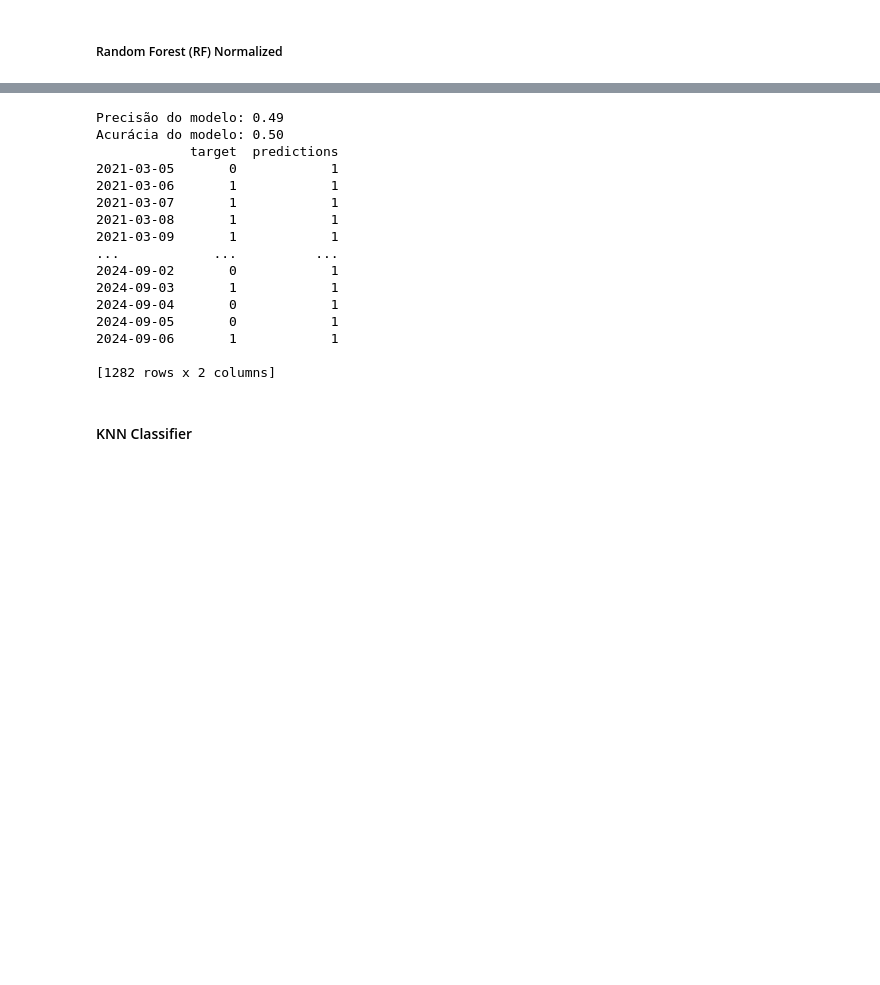
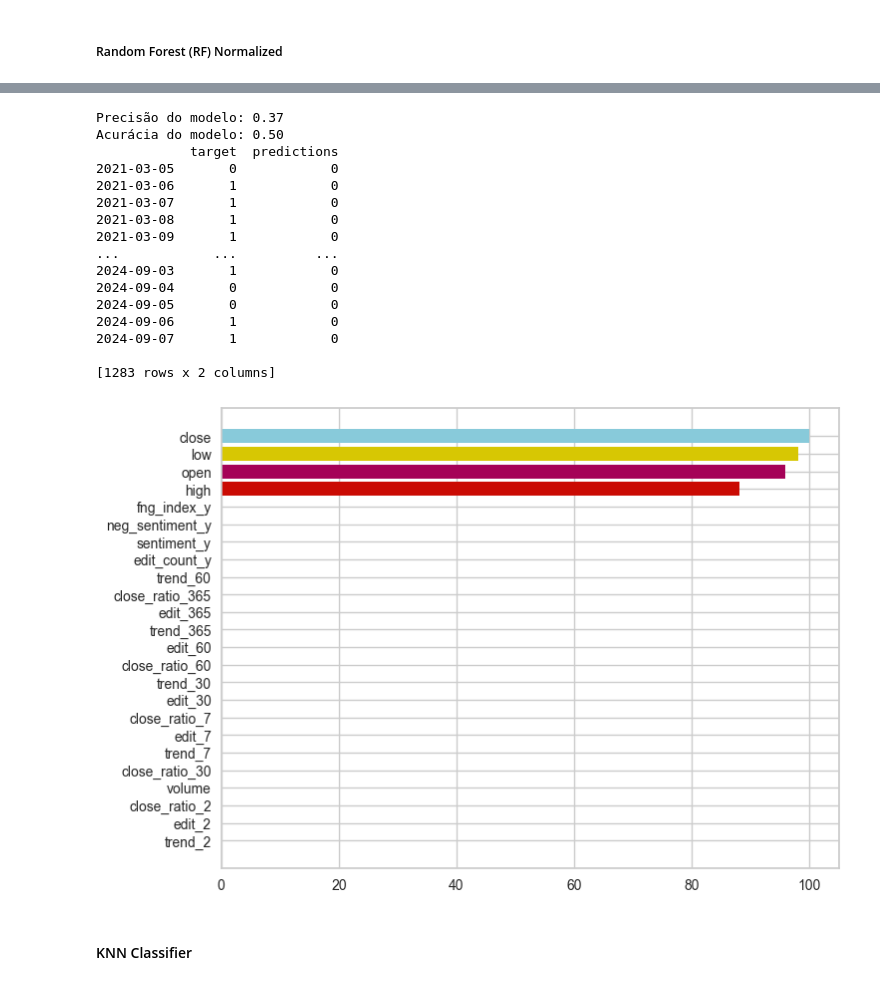
Before and after one commit to marcosnataqs/bitcoin_trend_prediction, a Jupyter notebook: ml_model_training/btc_trend_prediction_model.ipynb, the cells around one changed output, grey strips where cells are left out. Cells and saved outputs as stored; diff of their text form; code cells hidden in the pictures; blank space fills up the shorter version.

```diff
--- a/ml_model_training/btc_trend_prediction_model.ipynb
+++ b/ml_model_training/btc_trend_prediction_model.ipynb
@@ -285,7 +369,7 @@ Best Params Found: {'criterion': 'entropy', 'max_depth': 7, 'n_estimators': 200}
 
 ---------------------------------
 # %%
-predictions = backtest(data, best_model_rf_norm, predictors, mode='norm')
+predictions = backtest(new_data, best_model_rf_norm, predictors, mode='norm')
 
 # Avaliar o modelo
 precision, accuracy = evaluate_model(predictions)
@@ -293,22 +377,31 @@ print(f"Precisão do modelo: {precision:.2f}")
 print(f"Acurácia do modelo: {accuracy:.2f}")
 print(predictions)
 # %% [output]
-Precisão do modelo: 0.49
+Precisão do modelo: 0.37
 Acurácia do modelo: 0.50
             target  predictions
-2021-03-05       0            1
-2021-03-06       1            1
-2021-03-07       1            1
-2021-03-08       1            1
-2021-03-09       1            1
+2021-03-05       0            0
+2021-03-06       1            0
+2021-03-07       1            0
+2021-03-08       1            0
+2021-03-09       1            0
 ...            ...          ...
-2024-09-02       0            1
-2024-09-03       1            1
-2024-09-04       0            1
-2024-09-05       0            1
-2024-09-06       1            1
+2024-09-03       1            0
+2024-09-04       0            0
+2024-09-05       0            0
+2024-09-06       1            0
+2024-09-07       1            0
 
-[1282 rows x 2 columns]
+[1283 rows x 2 columns]
+# %%
+fig, ax = plt.subplots(figsize=(8,6))
+feature_importance = plot_feature_importances(model=best_model_rf_norm,
+                                              X=X_train_norm,
+                                              y=y_train,
+                                              label = predictors)
+plt.show(feature_importance)
+# %% [output]
+[figure, added]
 # %% [markdown]
 #### KNN Classifier
 # %%
```
Also changed, not shown: parts of 41 cells of this notebook, 1 other file.
